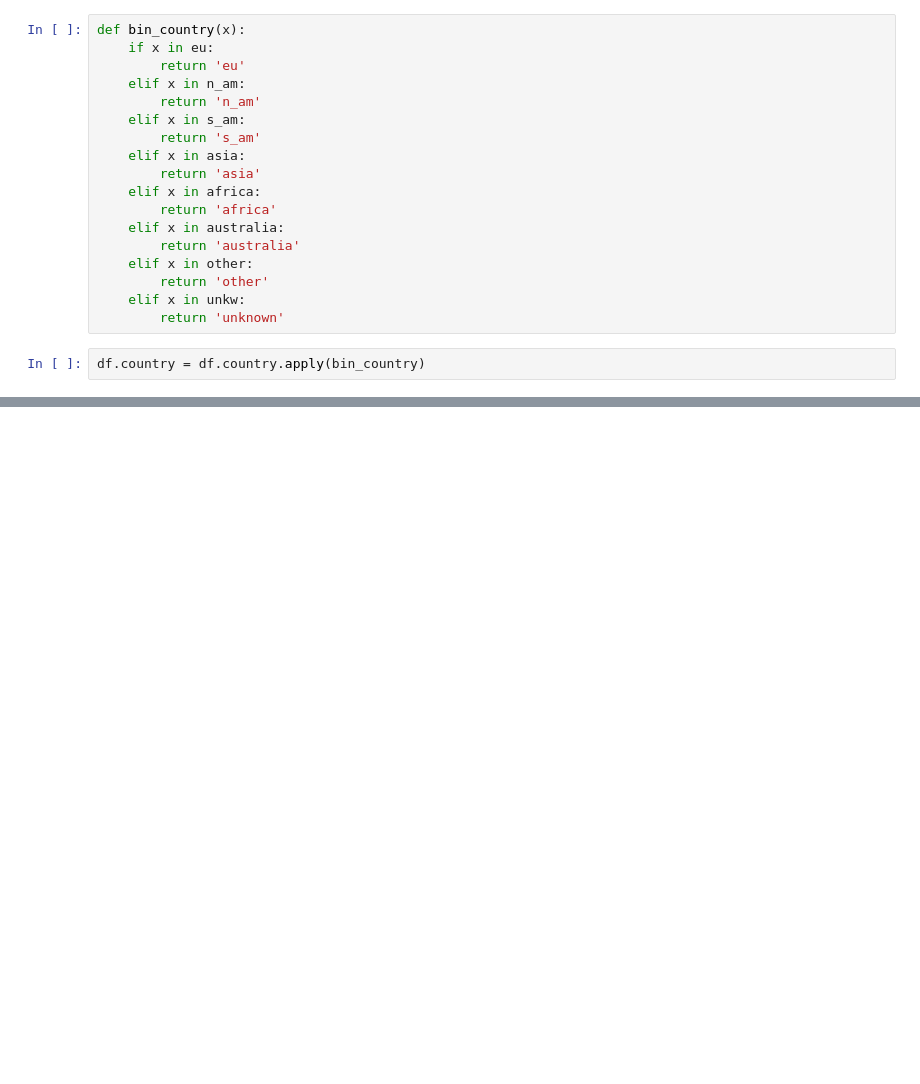
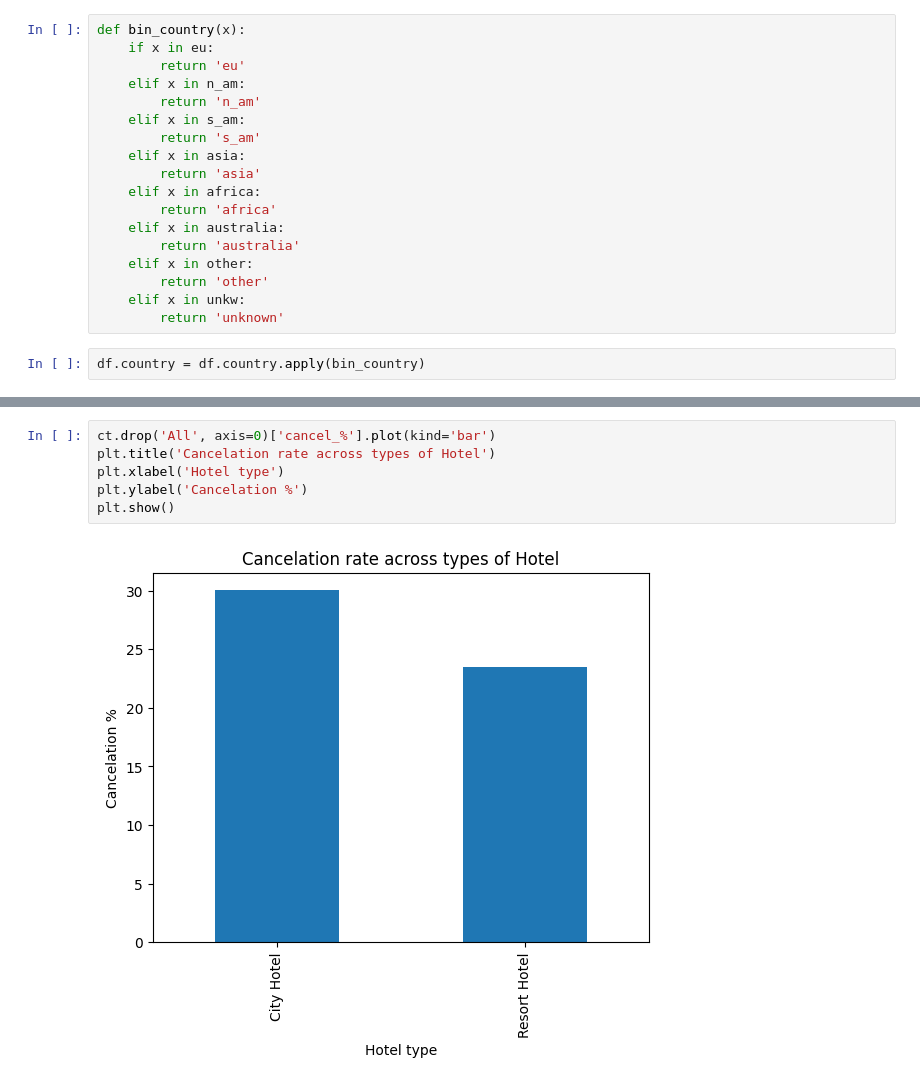
Before and after one commit to TheDandyCodes/TFG-ADE, a Jupyter notebook: EDA_booking_v2.ipynb, the cells around one changed output, grey strips where cells are left out. Cells and saved outputs as stored; diff of their text form; blank space fills up the shorter version.

```diff
--- a/EDA_booking_v2.ipynb
+++ b/EDA_booking_v2.ipynb
@@ -187,0 +204,8 @@ df.country = df.country.apply(bin_country)
+# %%
+ct.drop('All', axis=0)['cancel_%'].plot(kind='bar')
+plt.title('Cancelation rate across types of Hotel')
+plt.xlabel('Hotel type')
+plt.ylabel('Cancelation %')
+plt.show()
+# %% [output]
+[figure, added]
```
Also changed, not shown: parts of 4 cells of this notebook.
